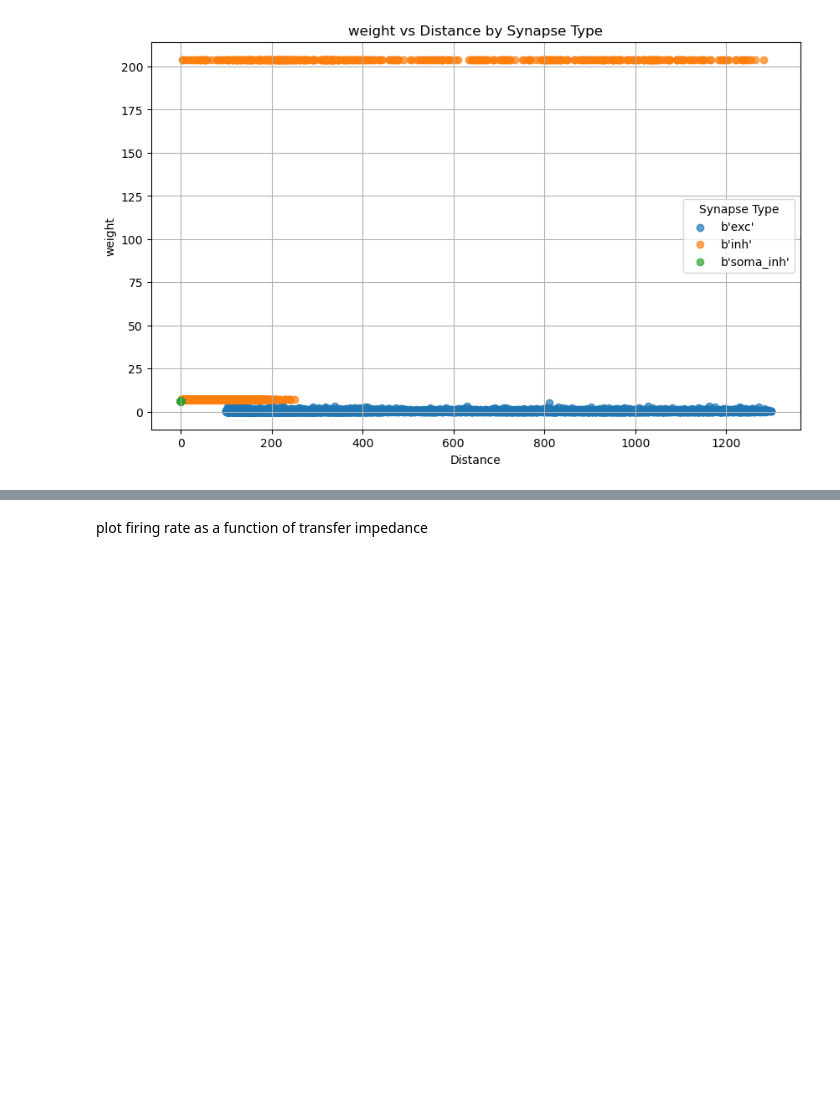
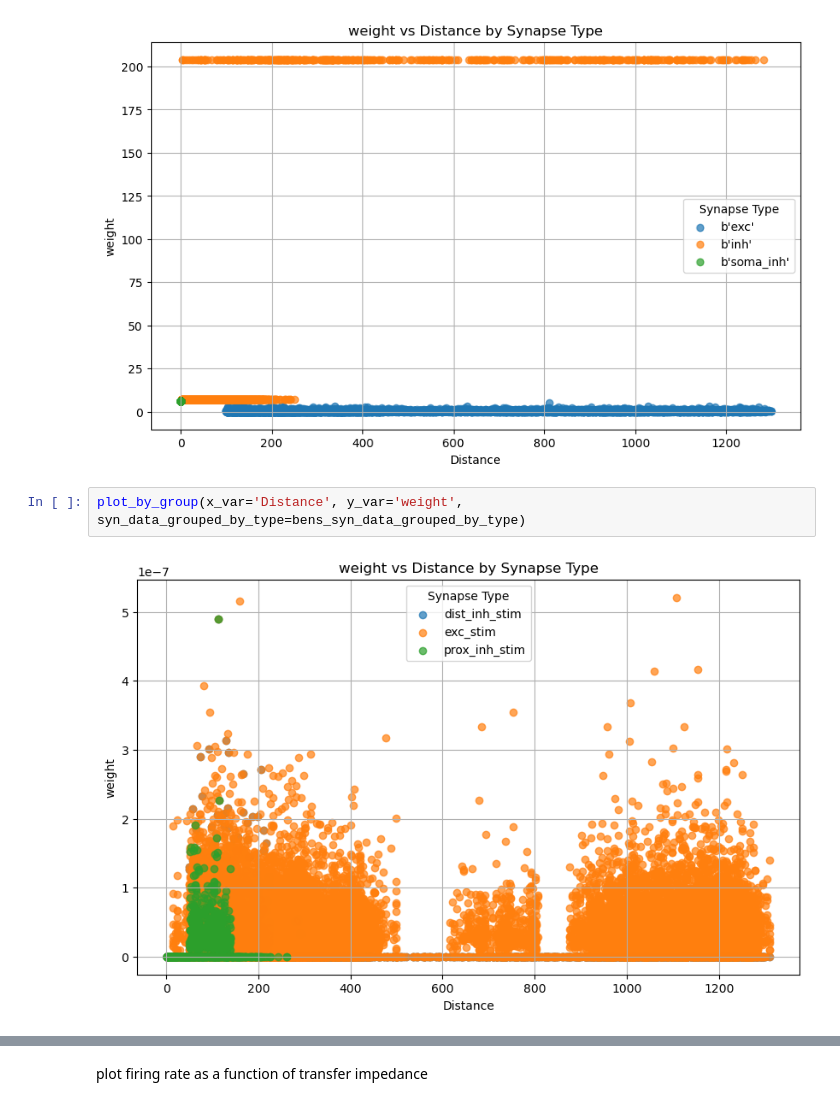
Before and after one commit to davidfague/Neural-Modeling, a Jupyter notebook: notebooks/synapse_distribution.ipynb, the cells around one changed output, grey strips where cells are left out. Drawn from its saved outputs; the diff is of its cells as text; blank space fills up the shorter version.

```diff
--- a/notebooks/synapse_distribution.ipynb
+++ b/notebooks/synapse_distribution.ipynb
@@ -145,3 +387,7 @@ weight as a function of Distance
 plot_by_group(x_var='Distance', y_var='weight', syn_data_grouped_by_type=syn_data_grouped_by_type)
 # %% [output]
 [figure]
+# %%
+plot_by_group(x_var='Distance', y_var='weight', syn_data_grouped_by_type=bens_syn_data_grouped_by_type)
+# %% [output]
+[figure, added]
```
Also changed, not shown: parts of 19 cells of this notebook.
